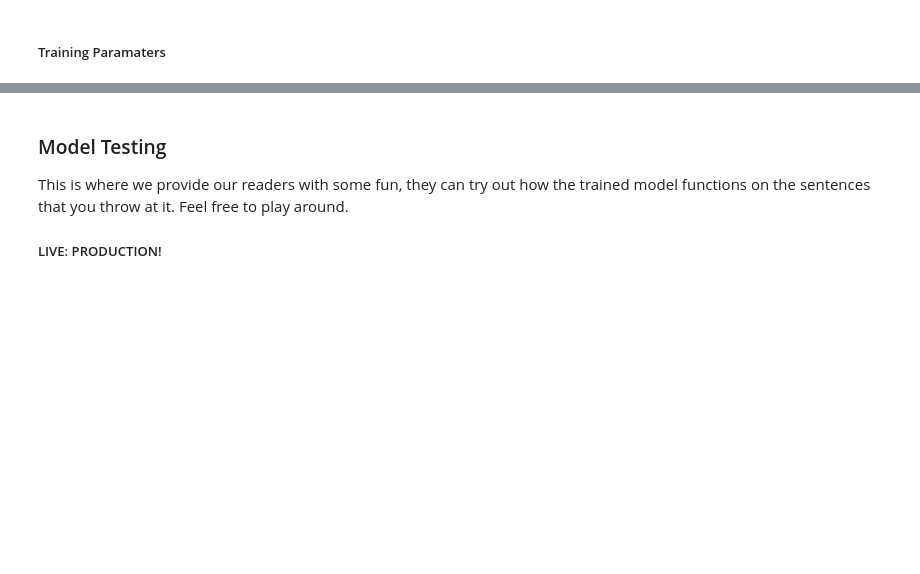
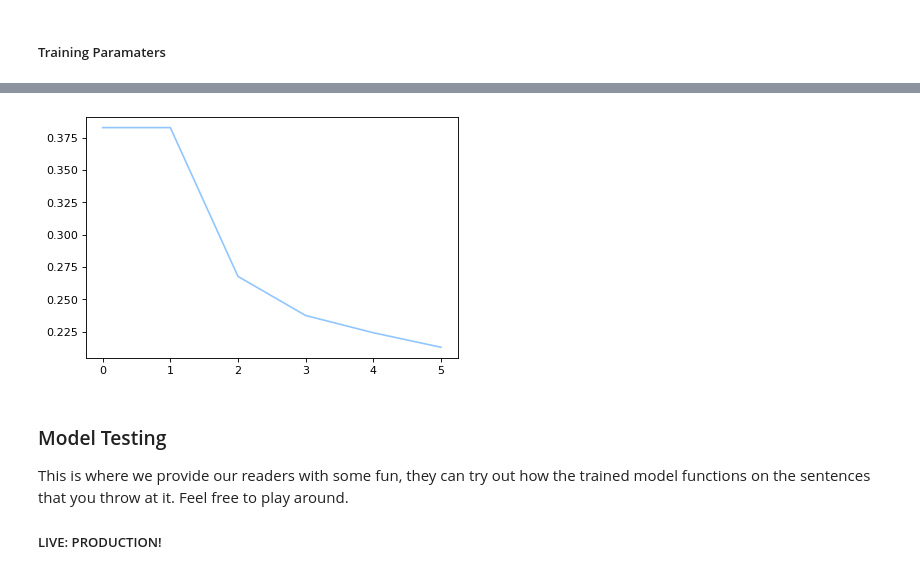
Before and after one commit to chandTavirs/NER_fork, a Jupyter notebook: NER_VTA.ipynb, the cells around one changed output, grey strips where cells are left out. Saved outputs shown, nothing was run; the diff lists cells and outputs as text; code cells hidden in the pictures; blank space fills up the shorter version.

Commit message:
workig model

```diff
--- a/NER_VTA.ipynb
+++ b/NER_VTA.ipynb
@@ -705,7 +407,7 @@ def viterbi_algo(self, feats):
     best_path.reverse()
     return path_score, best_path
 # %%
-def forward_calc(self, sentence, chars, chars2_length, d):
+def forward_calc(self, network):
 
     '''
     The function calls viterbi decode and generates the
@@ -713,7 +415,7 @@ def forward_calc(self, sentence, chars, chars2_length, d):
     '''
 
     # Get the emission scores from the BiLSTM
-    feats = self._get_lstm_features(sentence, chars, chars2_length, d)
+    feats = self._get_lstm_features(network)
     # viterbi to get tag_seq
 
     # Find the best path, given the features.
@@ -996,7 +569,8 @@ model reloaded : ./models/pre-trained-model
 
 learning_rate = 0.015
 momentum = 0.9
-number_of_epochs = parameters['epoch']
+# number_of_epochs = parameters['epoch']
+number_of_epochs = 500
 decay_rate = 0.05
 gradient_clip = parameters['gradient_clip']
 optimizer = torch.optim.SGD(model.parameters(), lr=learning_rate, momentum=momentum)
@@ -1007,7 +581,7 @@ loss = 0.0 #Loss Initializatoin
 best_dev_F = -1.0 # Current best F-1 Score on Dev Set
 best_test_F = -1.0 # Current best F-1 Score on Test Set
 best_train_F = -1.0 # Current best F-1 Score on Train Set
-all_F = [[0, 0, 0]] # List storing all the F-1 Scores
+all_F = [[0, 0]] # List storing all the F-1 Scores
 eval_every = len(train_data) # Calculate F-1 Score after this many iterations
 plot_every = 2000 # Store loss after this many iterations
 count = 0 #Counts the number of iterations
@@ -1052,8 +622,8 @@ def get_chunks(seq, tags):
 
     """
 
-    # We assume by default the tags lie outside a named entity
-    default = tags["O"]
+    # We assume by default the tags lie outside a layer
+    defaults = [tags["N-P"], tags["N-CR"], tags["N-CBR"], tags["N-CB"], tags["N-C"], tags["N-M"]]
 
     idx_to_tag = {idx: tag for tag, idx in tags.items()}
 
@@ -1062,19 +632,19 @@ def get_chunks(seq, tags):
     chunk_type, chunk_start = None, None
     for i, tok in enumerate(seq):
         # End of a chunk 1
-        if tok == default and chunk_type is not None:
+        if tok in defaults and chunk_type is not None:
             # Add a chunk.
             chunk = (chunk_type, chunk_start, i)
             chunks.append(chunk)
             chunk_type, chunk_start = None, None
 
         # End of a chunk + start of a chunk!
-        elif tok != default:
+        elif tok not in defaults:
             tok_chunk_class, tok_chunk_type = get_chunk_type(tok, idx_to_tag)
             if chunk_type is None:
                 # Initialize chunk for each entity
                 chunk_type, chunk_start = tok_chunk_type, i
-            elif tok_chunk_type != chunk_type or tok_chunk_class == "B":
+            elif tok_chunk_type != chunk_type or tok_chunk_class == "B" or tok_chunk_class == "BE" or tok_chunk_class == "EB" :
                 # If chunk class is B, i.e., its a beginning of a new named entity
                 # or, if the chunk type is different from the previous one, then we
                 # start labelling it as a new entity
@@ -1283,0 +726,68 @@ if not parameters['reload']:
+# %%
+parameters['reload']=False
+
+if not parameters['reload']:
+    tr = time.time()
+    model.train(True)
+    for epoch in range(1,number_of_epochs):
+        for i, index in enumerate(np.random.permutation(len(train_data))):
+            count += 1
+            data = train_data[index]
+
+            ##gradient updates for each data entry
+            model.zero_grad()
+
+            network_in = data['readings']
+            network_in = torch.Tensor(network_in)
+            #network_in = torch.nn.functional.normalize(network_in, p=2.0, dim = 0)
+            tags = data['tags']
+
+            targets = torch.LongTensor(tags)
+
+            #we calculate the negative log-likelihood for the predicted tags using the predefined function
+            if use_gpu:
+                neg_log_likelihood = model.neg_log_likelihood(network_in.cuda(), targets.cuda())
+            else:
+                neg_log_likelihood = model.neg_log_likelihood(network_in, targets)
+            loss += neg_log_likelihood.item() / len(data['readings'])
+            neg_log_likelihood.backward()
+
+            #we use gradient clipping to avoid exploding gradients
+            torch.nn.utils.clip_grad_norm(model.parameters(), gradient_clip)
+            optimizer.step()
+
+            #Storing loss
+            if count % plot_every == 0:
+                loss /= plot_every
+                print(count, ': ', loss)
+                if losses == []:
+                    losses.append(loss)
+                losses.append(loss)
+                loss = 0.0
+
+            #Evaluating on Train, Test, Dev Sets
+            if count % (eval_every) == 0 and count > (eval_every * 20) or \
+                    count % (eval_every*4) == 0 and count < (eval_every * 20):
+                model.train(False)
+                best_train_F, new_train_F, _ = evaluating(model, train_data, best_train_F,"Train")
+                best_dev_F, new_dev_F, save = evaluating(model, dev_data, best_dev_F,"Dev")
+                if save:
+                    print("Saving Model to ", model_name)
+                    torch.save(model.state_dict(), model_name)
+                #best_test_F, new_test_F, _ = evaluating(model, test_data, best_test_F,"Test")
+
+                all_F.append([new_train_F, new_dev_F])
+                model.train(True)
+
+            #Performing decay on the learning rate
+            if count % len(train_data) == 0:
+                adjust_learning_rate(optimizer, lr=learning_rate/(1+decay_rate*count/len(train_data)))
+
+    print(time.time() - tr)
+    plt.plot(losses)
+    plt.show()
+
+# if not parameters['reload']:
+#     #reload the best model saved from training
+#     model.load_state_dict(torch.load(model_name))
+# %% [output]
@@ -1284,3 +811,4 @@ if not parameters['reload']:
+[figure, added]
 # %% [markdown]
 ### Model Testing
 
```
Also changed, not shown: parts of 73 cells of this notebook, 29 other files.
